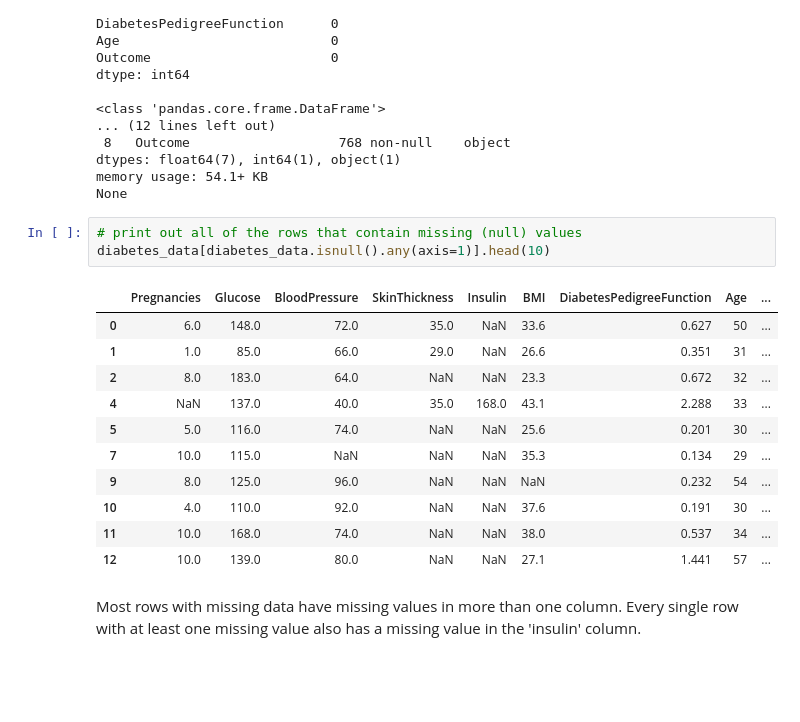
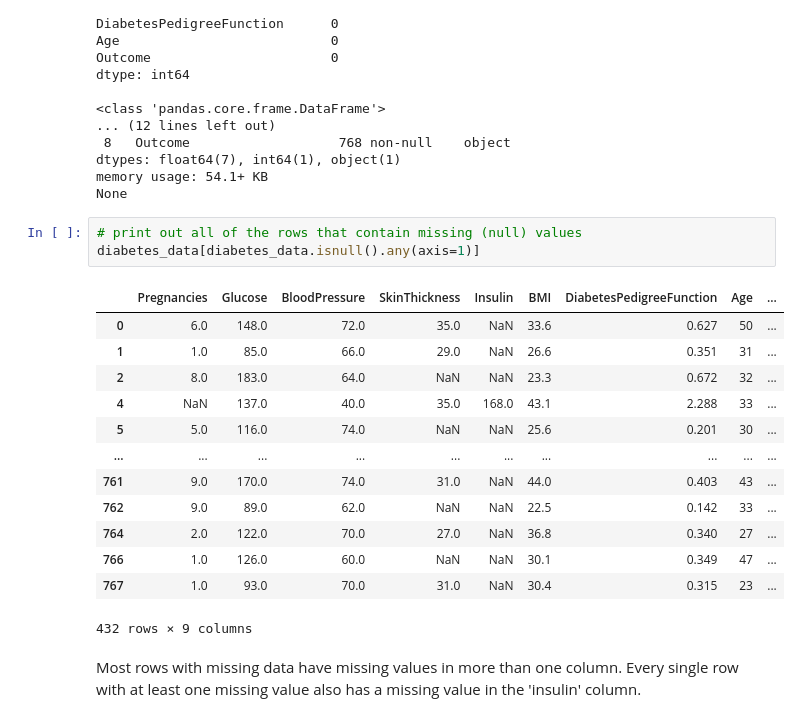
Before and after one commit to 7086600/eda_diagnosing_diabetes, a Jupyter notebook: diagnosing_diabetes.ipynb, the cells around one changed output. Drawn from its saved outputs; the diff is of its cells as text; blank space fills up the shorter version.

```diff
--- a/diagnosing_diabetes.ipynb
+++ b/diagnosing_diabetes.ipynb
@@ -143,19 +143,21 @@ memory usage: 54.1+ KB
 None
 # %%
 # print out all of the rows that contain missing (null) values
-diabetes_data[diabetes_data.isnull().any(axis=1)].head(10)
+diabetes_data[diabetes_data.isnull().any(axis=1)]
 # %% [output]
 |  | Pregnancies | Glucose | BloodPressure | SkinThickness | Insulin | BMI | DiabetesPedigreeFunction | Age | ... |
 | 0 | 6.0 | 148.0 | 72.0 | 35.0 | NaN | 33.6 | 0.627 | 50 | ... |
 | 1 | 1.0 | 85.0 | 66.0 | 29.0 | NaN | 26.6 | 0.351 | 31 | ... |
 | 2 | 8.0 | 183.0 | 64.0 | NaN | NaN | 23.3 | 0.672 | 32 | ... |
 | 4 | NaN | 137.0 | 40.0 | 35.0 | 168.0 | 43.1 | 2.288 | 33 | ... |
 | 5 | 5.0 | 116.0 | 74.0 | NaN | NaN | 25.6 | 0.201 | 30 | ... |
-| 7 | 10.0 | 115.0 | NaN | NaN | NaN | 35.3 | 0.134 | 29 | ... |
-| 9 | 8.0 | 125.0 | 96.0 | NaN | NaN | NaN | 0.232 | 54 | ... |
-| 10 | 4.0 | 110.0 | 92.0 | NaN | NaN | 37.6 | 0.191 | 30 | ... |
-| 11 | 10.0 | 168.0 | 74.0 | NaN | NaN | 38.0 | 0.537 | 34 | ... |
-| 12 | 10.0 | 139.0 | 80.0 | NaN | NaN | 27.1 | 1.441 | 57 | ... |
+| ... | ... | ... | ... | ... | ... | ... | ... | ... | ... |
+| 761 | 9.0 | 170.0 | 74.0 | 31.0 | NaN | 44.0 | 0.403 | 43 | ... |
+| 762 | 9.0 | 89.0 | 62.0 | NaN | NaN | 22.5 | 0.142 | 33 | ... |
+| 764 | 2.0 | 122.0 | 70.0 | 27.0 | NaN | 36.8 | 0.340 | 27 | ... |
+| 766 | 1.0 | 126.0 | 60.0 | NaN | NaN | 30.1 | 0.349 | 47 | ... |
+| 767 | 1.0 | 93.0 | 70.0 | 31.0 | NaN | 30.4 | 0.315 | 23 | ... |
+432 rows × 9 columns
 # %% [markdown]
 Most rows with missing data have missing values in more than one column.  Every single row with at least one missing value also has a missing value in the 'insulin' column.
 # %%
```
Also changed, not shown: parts of 3 cells of this notebook, 1 other file.
